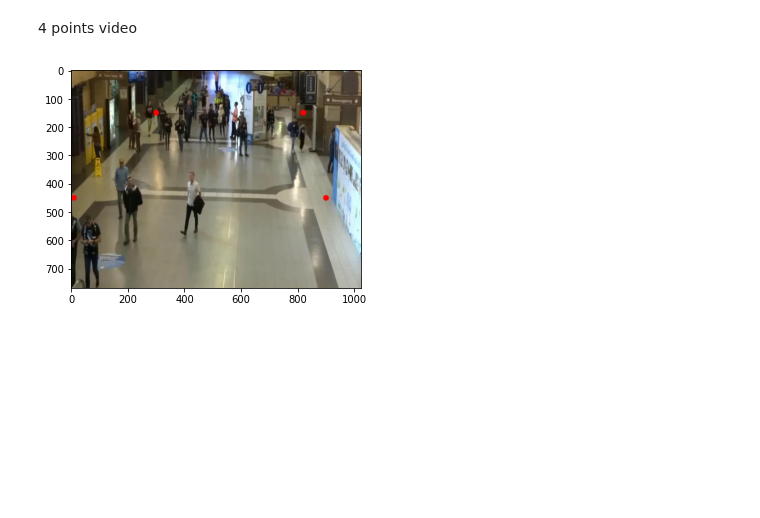
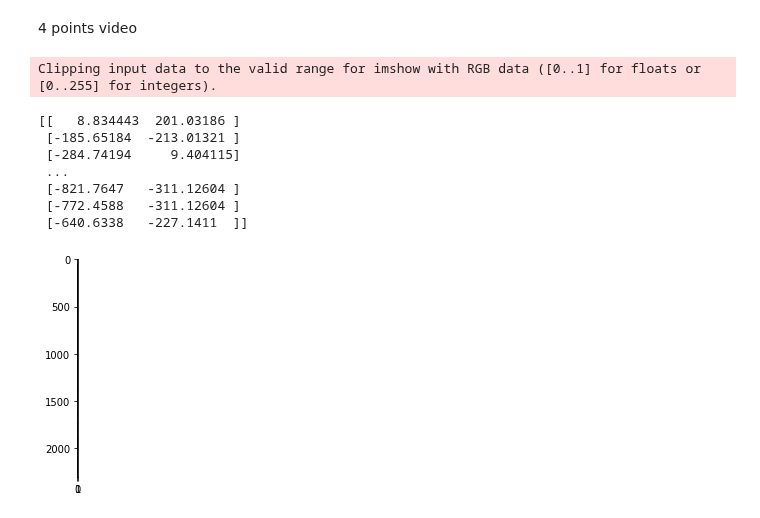
Before and after one commit to lephuocdat2000/Advanced-CV, a Jupyter notebook: FinalProject.ipynb, the cells around one changed output. Cells and saved outputs as stored; diff of their text form; code cells hidden in the pictures; blank space fills up the shorter version.

```diff
--- a/FinalProject.ipynb
+++ b/FinalProject.ipynb
@@ -201,19 +205,29 @@ plt.imshow(image)
 # %%
 cap = cv2.VideoCapture('/content/drive/MyDrive/Advanced-CV/People2_Trim.mp4')
 if (cap.isOpened()==False):
     print('Error opening video stream or file')
 else:
     fourcc = cv2.VideoWriter_fourcc(*'XVID')
     out = cv2.VideoWriter('output.avi',fourcc, 20, (1024,768))
     while (True):
        ret, frame = cap.read()
        if ret==True:
            frame = cv2.resize(frame,(1024,768))
-           cv2.circle(frame,(300,150),10,(0,0,255),-1)
-           cv2.circle(frame,(820,150),10,(0,0,255),-1)
+           transformed_image = Points_Transformation(frame)
+           print(transformed_image)
+           cv2.circle(frame,(220,220),10,(0,0,255),-1)
+           cv2.circle(frame,(820,220),10,(0,0,255),-1)
            cv2.circle(frame,(10,450),10,(0,0,255),-1)
            cv2.circle(frame,(900,450),10,(0,0,255),-1)
-           plt.imshow(cv2.cvtColor(frame,cv2.COLOR_BGR2RGB))
+           plt.imshow(cv2.cvtColor(transformed_image,cv2.COLOR_BGR2RGB))
            break
 # %% [output]
+Clipping input data to the valid range for imshow with RGB data ([0..1] for floats or [0..255] for integers).
+[[   8.834443  201.03186 ]
+ [-185.65184  -213.01321 ]
+ [-284.74194     9.404115]
+ ...
+ [-821.7647   -311.12604 ]
+ [-772.4588   -311.12604 ]
+ [-640.6338   -227.1411  ]]
-[figure, old version]
+[figure, new version]
```
Also changed, not shown: parts of 2 cells of this notebook.
